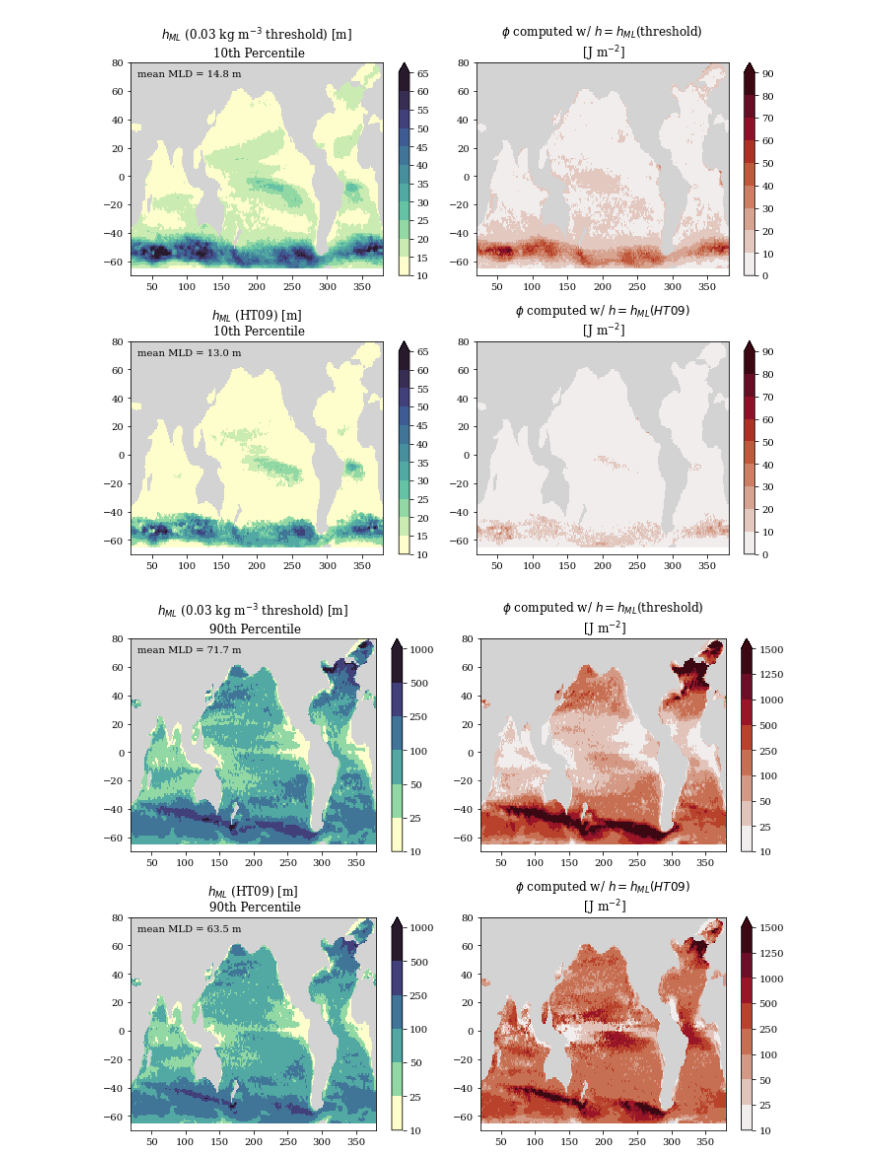
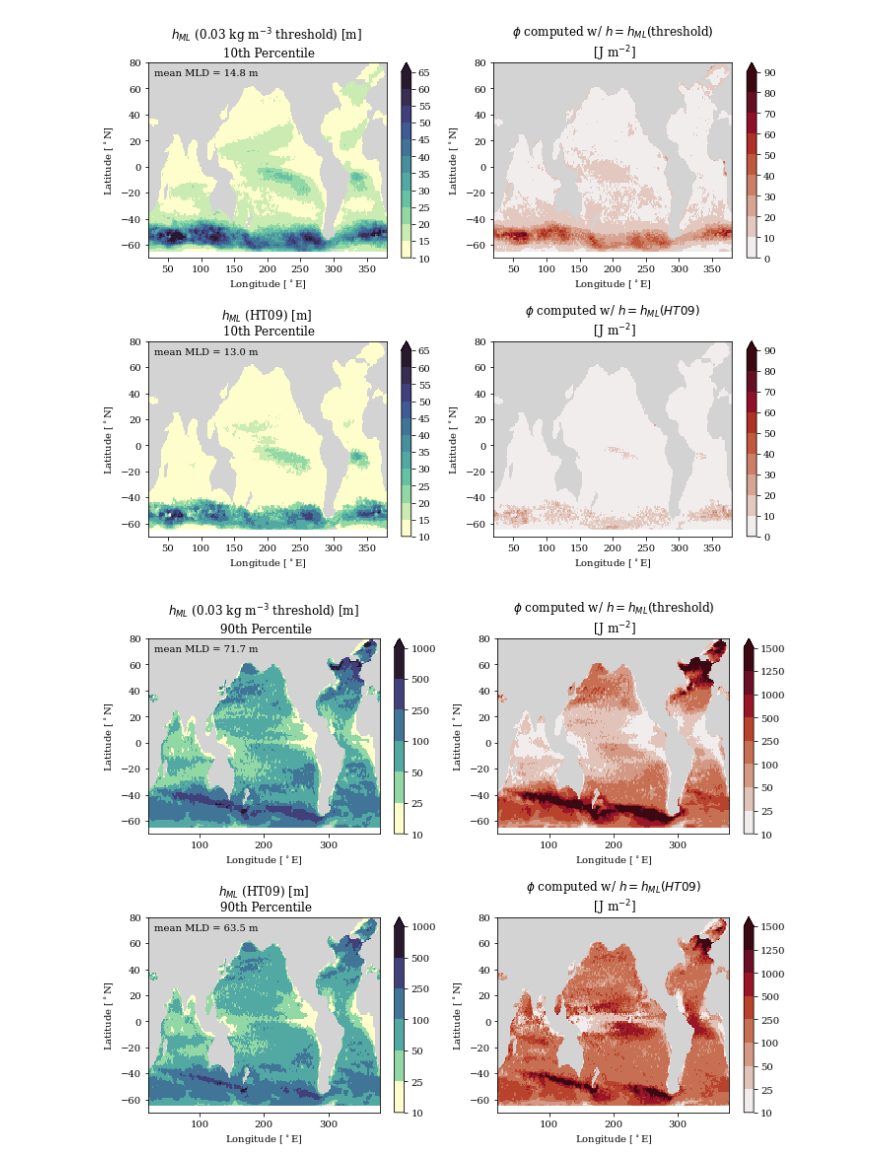
Before and after one commit to breichl/PE_MLD_Figures, a Jupyter notebook: Figures/Fig_3-4_PE-to_mix_MLD_ArgoRG.ipynb, the cells around one changed output. Cells and saved outputs as stored; diff of their text form; code cells hidden in the pictures.

Commit message:
Updating missing axis label for Figure 3 and 4.

```diff
--- a/Figures/Fig_3-4_PE-to_mix_MLD_ArgoRG.ipynb
+++ b/Figures/Fig_3-4_PE-to_mix_MLD_ArgoRG.ipynb
@@ -34,6 +34,8 @@ for PCT,FGstr in [[10,'Figure3'],[90,'Figure4']]:
     ax.set_title(r'$h_{ML}$ (0.03 kg m$^{-3}$ threshold) [m]'+' \n '+str(PCT)+'th Percentile')
     MLDmean = np.nanmean(MLD*np.broadcast_to(np.cos(Obs.lat*np.pi/180),np.shape(MLD.T)).T)
     ax.text(30,70,'mean MLD = {:4.1f} m'.format(MLDmean))
+    ax.set_xlabel('Longitude [$^\circ$E]')
+    ax.set_ylabel('Latitude [$^\circ$N]')
 
     cmap2 = copy.copy(cmocean.cm.amp)
     VMAX=200
@@ -47,37 +49,42 @@ for PCT,FGstr in [[10,'Figure3'],[90,'Figure4']]:
     CL.cmap.set_bad('lightgray')
     ax.set_ylim(-70,80)
     ax.set_title(r'$\phi$ computed w/ $h=h_{ML}$(threshold)'+'\n [J m$^{-2}$]')
+    ax.set_xlabel('Longitude [$^\circ$E]')
+    ax.set_ylabel('Latitude [$^\circ$N]')
 
     Obs = xr.open_dataset(RG_HolteTalley_MLD_Path)
 
     ax=A.ravel()[2]
     MLD=Obs.mld[:,:,:].values
     MLD[MLD==0.0]=np.NaN
     MLD=np.nanpercentile(MLD,PCT,axis=0)
     CL=ax.pcolormesh(Obs.lon,Obs.lat,MLD,
                      cmap=cmap,shading='nearest',
                      norm = mpl.colors.BoundaryNorm(levels, ncolors=cmap.N, clip=False))
     plt.colorbar(CL,ax=ax,extend='max',ticks=levels)
     CL.cmap.set_bad('lightgray')
     ax.set_ylim(-70,80)
     ax.set_title('$h_{ML}$ (HT09) [m] \n '+str(PCT)+'th Percentile')
     MLDmean = np.nanmean(MLD*np.broadcast_to(np.cos(Obs.lat*np.pi/180),np.shape(MLD.T)).T)
     ax.text(30,70,'mean MLD = {:4.1f} m'.format(MLDmean))
+    ax.set_xlabel('Longitude [$^\circ$E]')
+    ax.set_ylabel('Latitude [$^\circ$N]')
 
     ax=A.ravel()[3]
     PEFilt = Obs.pe_anom.values
     PEFilt[Obs.pe_anom<=0]=np.NaN
     CL=ax.pcolormesh(Obs.lon,Obs.lat,np.nanpercentile(PEFilt,PCT,axis=0),
                      cmap=cmap2,shading='nearest',
                      norm = mpl.colors.BoundaryNorm(levels2, ncolors=cmap2.N, clip=False))
     plt.colorbar(CL,ax=ax,extend='max')
     CL.cmap.set_bad('lightgray')
     ax.set_ylim(-70,80)
     ax.set_title('$\phi$ computed w/ $h=h_{ML}(HT09)$\n [J m$^{-2}$]')
-
+    ax.set_xlabel('Longitude [$^\circ$E]')
+    ax.set_ylabel('Latitude [$^\circ$N]')
     plt.tight_layout()
 
-    plt.savefig(Figure_Save_Path+'/'+FGstr+'ArgoRG_PEAnom_'+str(PCT)+'.png')
+    plt.savefig(Figure_Save_Path+'/'+FGstr+'ArgoRG_PEAnom_'+str(PCT)+'.png',dpi=300)
 # %% [output]
-[figure, old version]
+[figure, new version]
-[figure, old version]
+[figure, new version]
```
